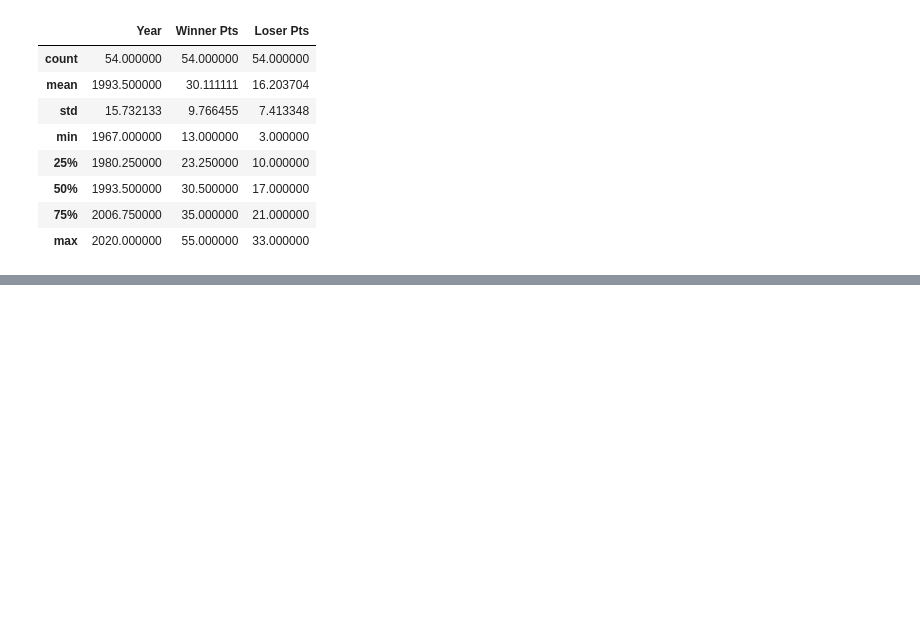
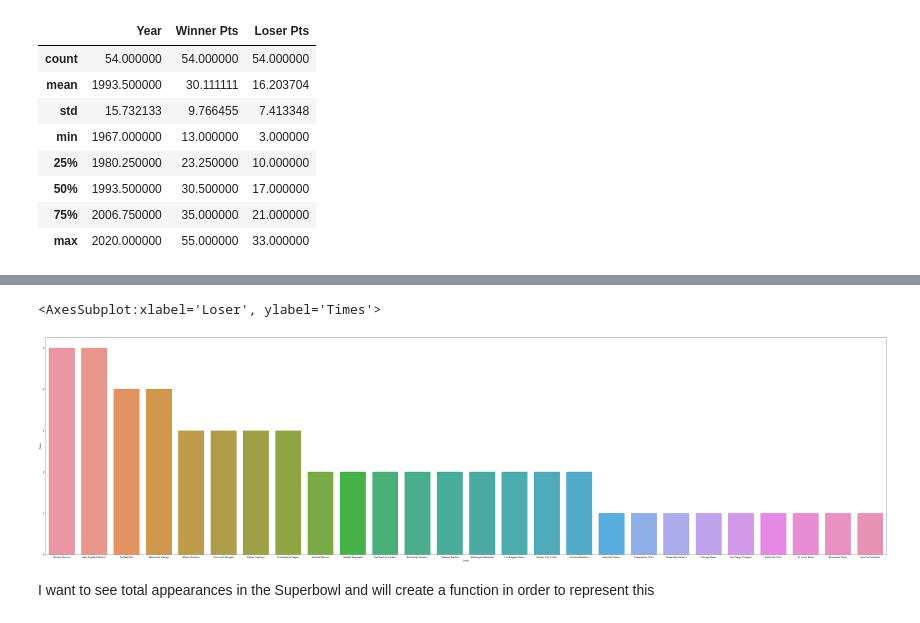
Before and after one commit to IssaFlynn/UCDPA_IssaFlynn, a Jupyter notebook: Project folder/UCDPA_IssaFlynn (2) (2).ipynb, the cells around one changed output, grey strips where cells are left out. Saved outputs shown, nothing was run; the diff lists cells and outputs as text; code cells hidden in the pictures; blank space fills up the shorter version.

```diff
--- a/Project folder/UCDPA_IssaFlynn (2) (2).ipynb
+++ b/Project folder/UCDPA_IssaFlynn (2) (2).ipynb
@@ -145,0 +163,4 @@ sns.countplot(x='Loser', data=superbowl)
+# %%
+# Losers bar plot
+superbowl_grp_los = superbowl.groupby('Loser').sum()['Times'].reset_index().sort_values(by = 'Times', ascending=False)
+superbowl_grp_los
@@ -145,0 +185,8 @@ sns.countplot(x='Loser', data=superbowl)
+# %%
+plt.figure(figsize=(68,18))
+sns.barplot(x='Loser', y='Times', data=superbowl_grp_los)
+# %% [output]
+<AxesSubplot:xlabel='Loser', ylabel='Times'>
+[figure, added]
+# %% [markdown]
+I want to see total appearances in the Superbowl and will create a function in order to represent this
```
Also changed, not shown: parts of 10 cells of this notebook.
